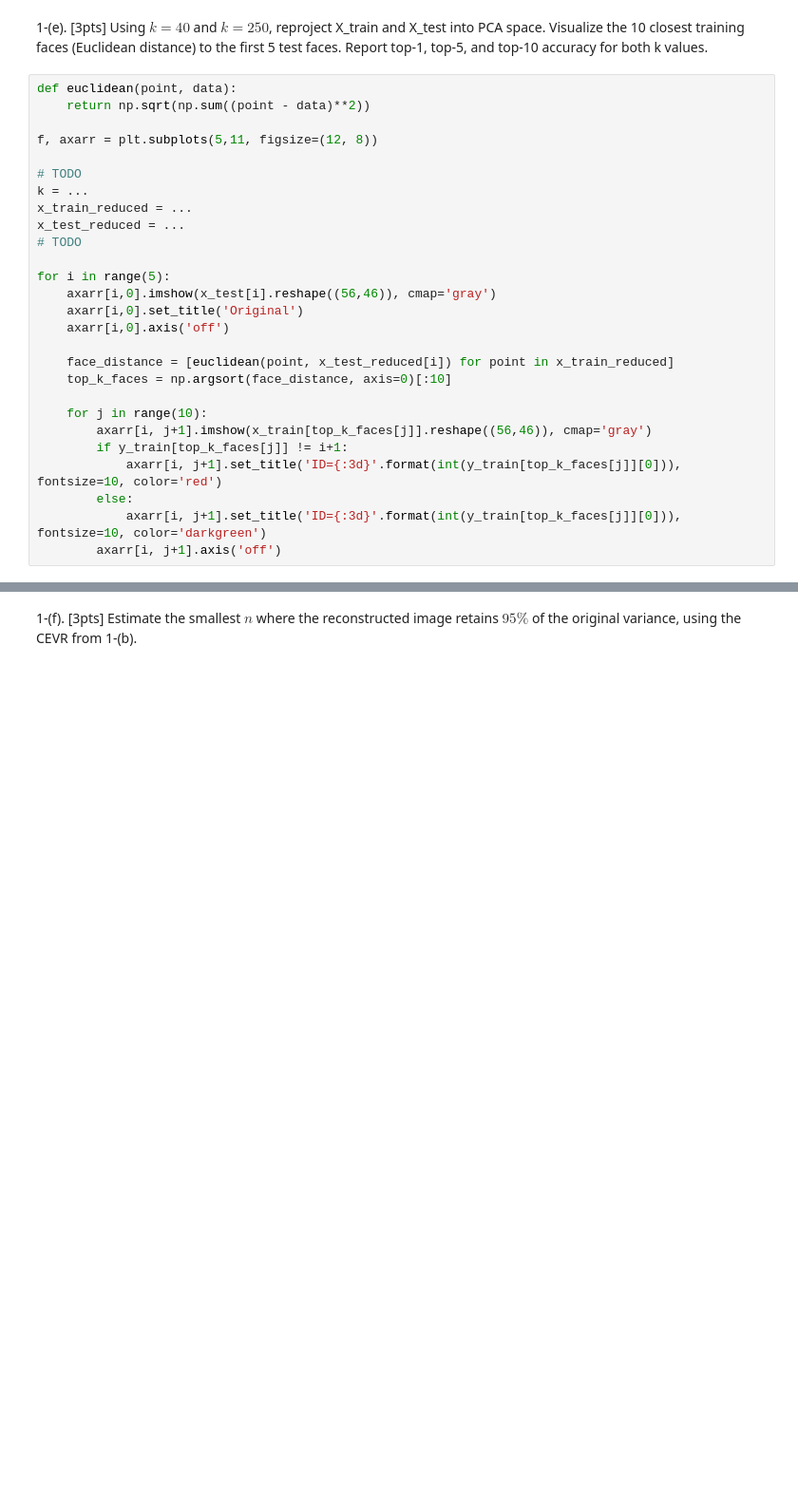
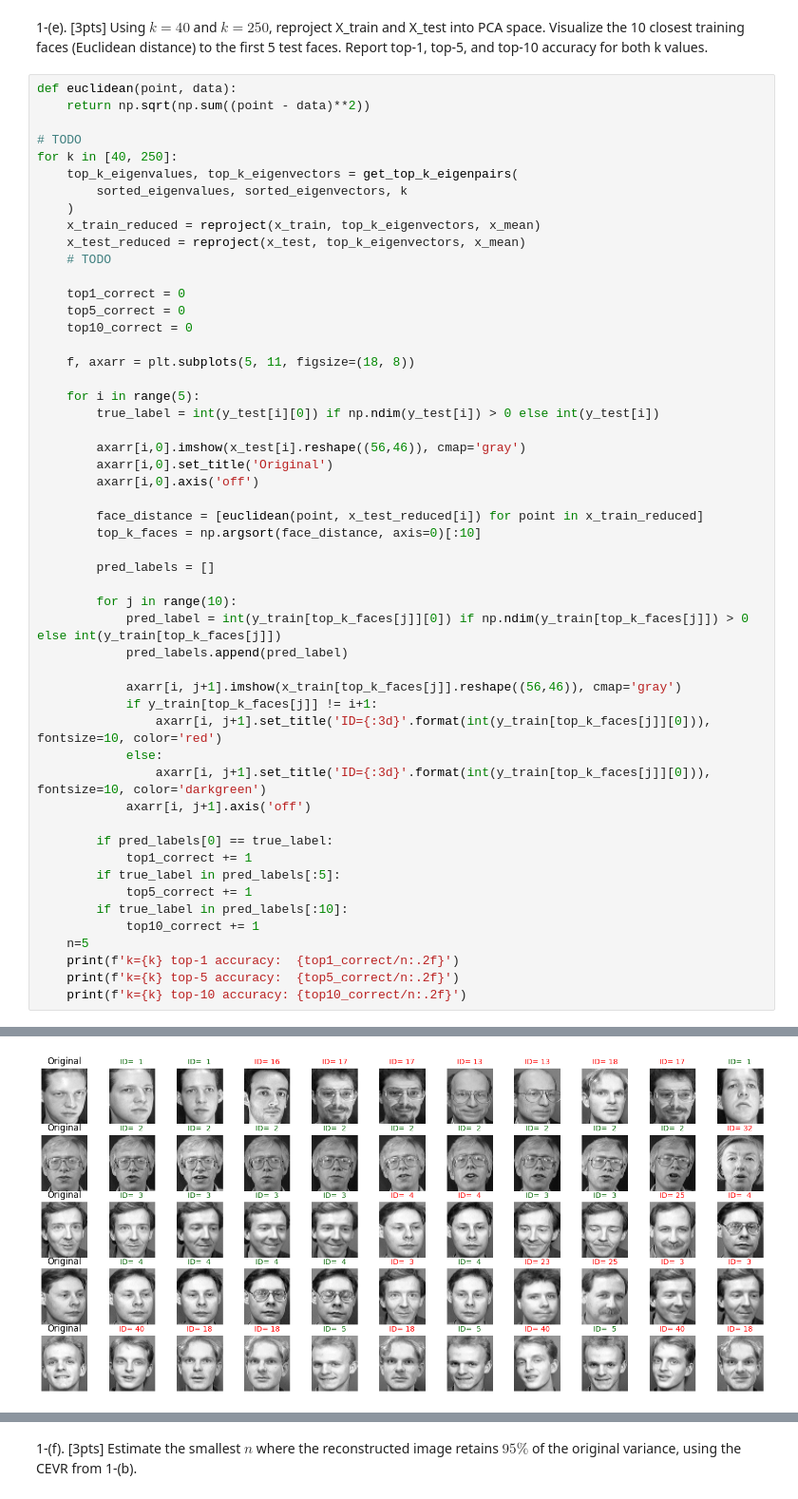
Before and after one commit to rishabhlgoenka/EE443, a Jupyter notebook: HW1/ee443_hw1.ipynb, the cells around one changed output, grey strips where cells are left out. Shown at 95% size. Saved outputs shown, nothing was run; the diff lists cells and outputs as text; blank space fills up the shorter version.

```diff
--- a/HW1/ee443_hw1.ipynb
+++ b/HW1/ee443_hw1.ipynb
@@ -261,26 +285,52 @@ for i in range(n_row):
 def euclidean(point, data):
     return np.sqrt(np.sum((point - data)**2))
 
-f, axarr = plt.subplots(5,11, figsize=(12, 8))
+# TODO
+for k in [40, 250]:
+    top_k_eigenvalues, top_k_eigenvectors = get_top_k_eigenpairs(
+        sorted_eigenvalues, sorted_eigenvectors, k
+    )
+    x_train_reduced = reproject(x_train, top_k_eigenvectors, x_mean)
+    x_test_reduced = reproject(x_test, top_k_eigenvectors, x_mean)
+    # TODO
 
-# TODO
-k = ...
-x_train_reduced = ...
-x_test_reduced = ...
-# TODO
+    top1_correct = 0
+    top5_correct = 0
+    top10_correct = 0
 
-for i in range(5):
-    axarr[i,0].imshow(x_test[i].reshape((56,46)), cmap='gray')
-    axarr[i,0].set_title('Original')
-    axarr[i,0].axis('off')
+    f, axarr = plt.subplots(5, 11, figsize=(18, 8))
 
-    face_distance = [euclidean(point, x_test_reduced[i]) for point in x_train_reduced]
-    top_k_faces = np.argsort(face_distance, axis=0)[:10]
+    for i in range(5):
+        true_label = int(y_test[i][0]) if np.ndim(y_test[i]) > 0 else int(y_test[i])
 
-    for j in range(10):
-        axarr[i, j+1].imshow(x_train[top_k_faces[j]].reshape((56,46)), cmap='gray')
-        if y_train[top_k_faces[j]] != i+1:
-            axarr[i, j+1].set_title('ID={:3d}'.format(int(y_train[top_k_faces[j]][0])), fontsize=10, color='red')
-        else:
-            axarr[i, j+1].set_title('ID={:3d}'.format(int(y_train[top_k_faces[j]][0])), fontsize=10, color='darkgreen')
-        axarr[i, j+1].axis('off')
+        axarr[i,0].imshow(x_test[i].reshape((56,46)), cmap='gray')
+        axarr[i,0].set_title('Original')
+        axarr[i,0].axis('off')
+
+        face_distance = [euclidean(point, x_test_reduced[i]) for point in x_train_reduced]
+        top_k_faces = np.argsort(face_distance, axis=0)[:10]
+
+        pred_labels = []
+
+        for j in range(10):
+            pred_label = int(y_train[top_k_faces[j]][0]) if np.ndim(y_train[top_k_faces[j]]) > 0 else int(y_train[top_k_faces[j]])
+            pred_labels.append(pred_label)
+
+            axarr[i, j+1].imshow(x_train[top_k_faces[j]].reshape((56,46)), cmap='gray')
+            if y_train[top_k_faces[j]] != i+1:
+                axarr[i, j+1].set_title('ID={:3d}'.format(int(y_train[top_k_faces[j]][0])), fontsize=10, color='red')
+            else:
+                axarr[i, j+1].set_title('ID={:3d}'.format(int(y_train[top_k_faces[j]][0])), fontsize=10, color='darkgreen')
+            axarr[i, j+1].axis('off')
+
+        if pred_labels[0] == true_label:
+            top1_correct += 1
+        if true_label in pred_labels[:5]:
+            top5_correct += 1
+        if true_label in pred_labels[:10]:
+            top10_correct += 1
+    n=5
+    print(f'k={k} top-1 accuracy:  {top1_correct/n:.2f}')
+    print(f'k={k} top-5 accuracy:  {top5_correct/n:.2f}')
+    print(f'k={k} top-10 accuracy: {top10_correct/n:.2f}')
+# %% [output]
@@ -286,0 +343 @@ for i in range(5):
+[figure, added]
```
Also changed, not shown: parts of 9 cells of this notebook.
